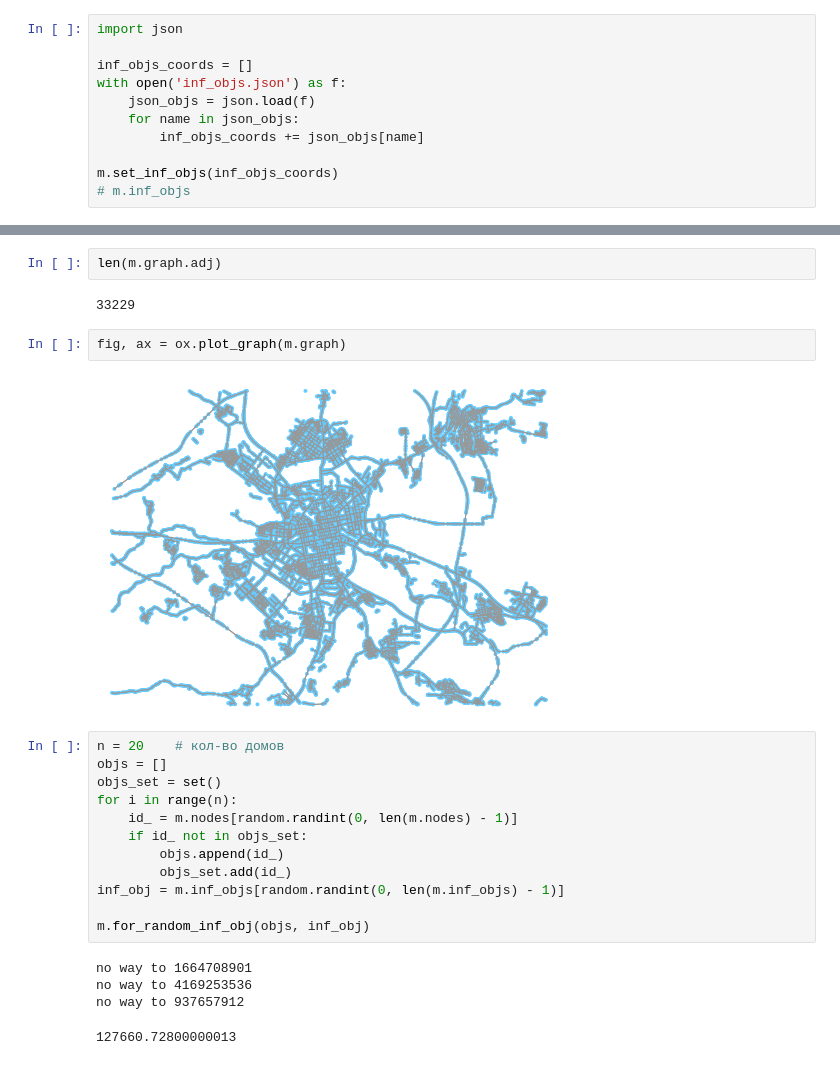
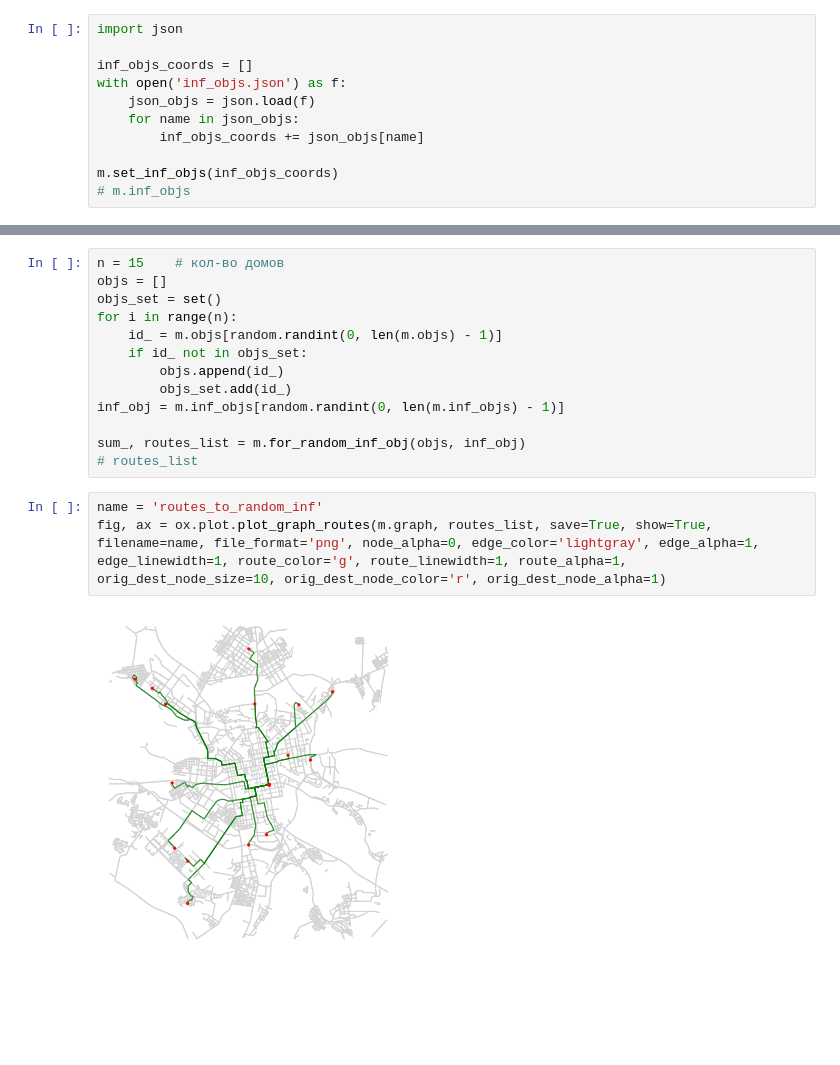
Before and after one commit to olyakrylo/Graph_Uni_Proj, a Jupyter notebook: Graphs.ipynb, the cells around one changed output, grey strips where cells are left out. Saved outputs shown, nothing was run; the diff lists cells and outputs as text; blank space fills up the shorter version.

Commit message:
added graph with routes

```diff
--- a/Graphs.ipynb
+++ b/Graphs.ipynb
@@ -459,28 +466,21 @@ Wall time: 2.11 s
-# %%
-len(m.graph.adj)
-# %% [output]
-33229
-# %%
-fig, ax = ox.plot_graph(m.graph)
-# %% [output]
-[figure, removed]
 # %%
-n = 20    # кол-во домов
+n = 15    # кол-во домов
 objs = []
 objs_set = set()
 for i in range(n):
-    id_ = m.nodes[random.randint(0, len(m.nodes) - 1)]
+    id_ = m.objs[random.randint(0, len(m.objs) - 1)]
     if id_ not in objs_set:
         objs.append(id_)
         objs_set.add(id_)
 inf_obj = m.inf_objs[random.randint(0, len(m.inf_objs) - 1)]
 
-m.for_random_inf_obj(objs, inf_obj)
+sum_, routes_list = m.for_random_inf_obj(objs, inf_obj)
+# routes_list
-# %% [output]
-no way to 1664708901
-no way to 4169253536
-no way to 937657912
-127660.72800000013
+# %%
+name = 'routes_to_random_inf'
+fig, ax = ox.plot.plot_graph_routes(m.graph, routes_list, save=True, show=True, filename=name, file_format='png', node_alpha=0, edge_color='lightgray', edge_alpha=1, edge_linewidth=1, route_color='g', route_linewidth=1, route_alpha=1, orig_dest_node_size=10, orig_dest_node_color='r', orig_dest_node_alpha=1)
+# %% [output]
+[figure, added]
 # %%
 m.dendrogram(objs)
 # %% [output]
```
Also changed, not shown: parts of 9 cells of this notebook, 5 other files.
